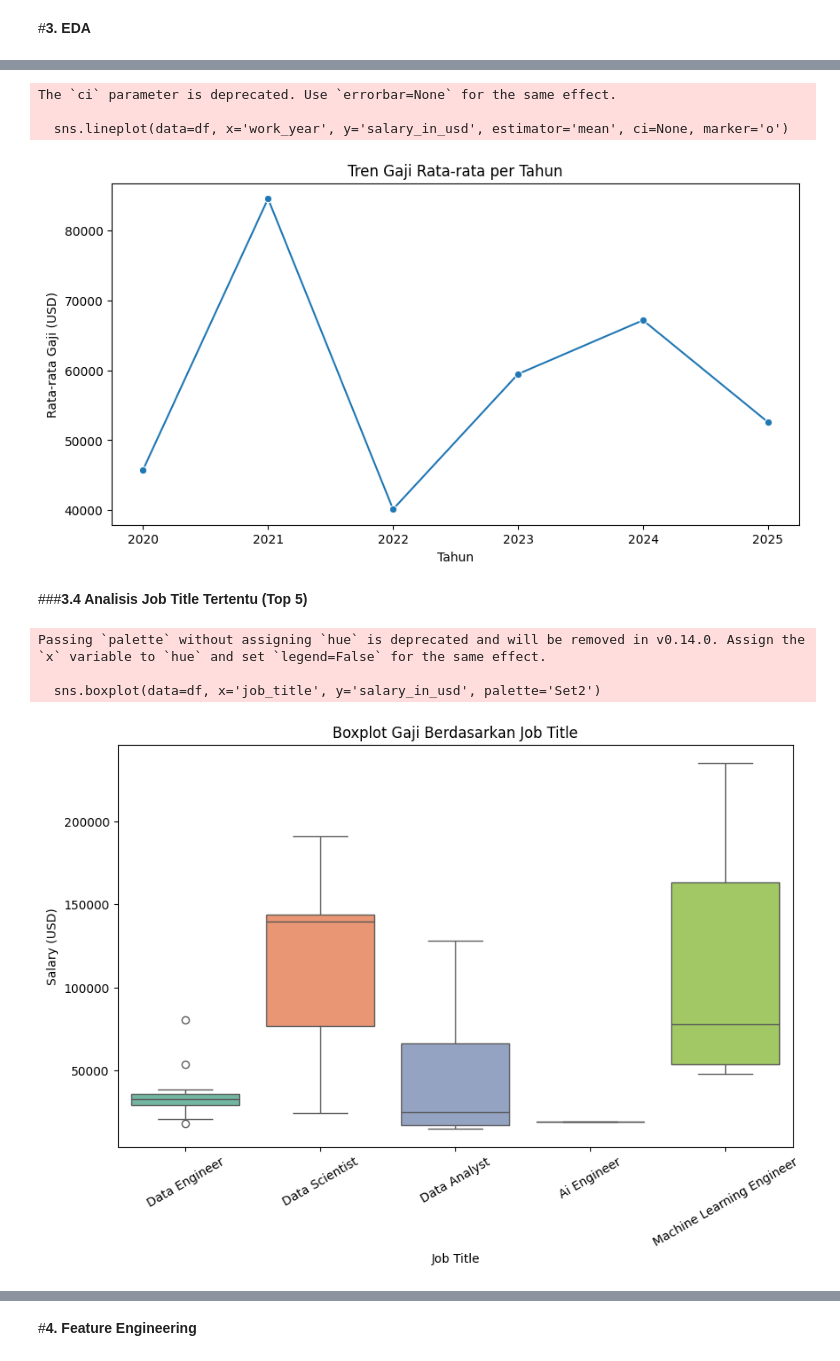
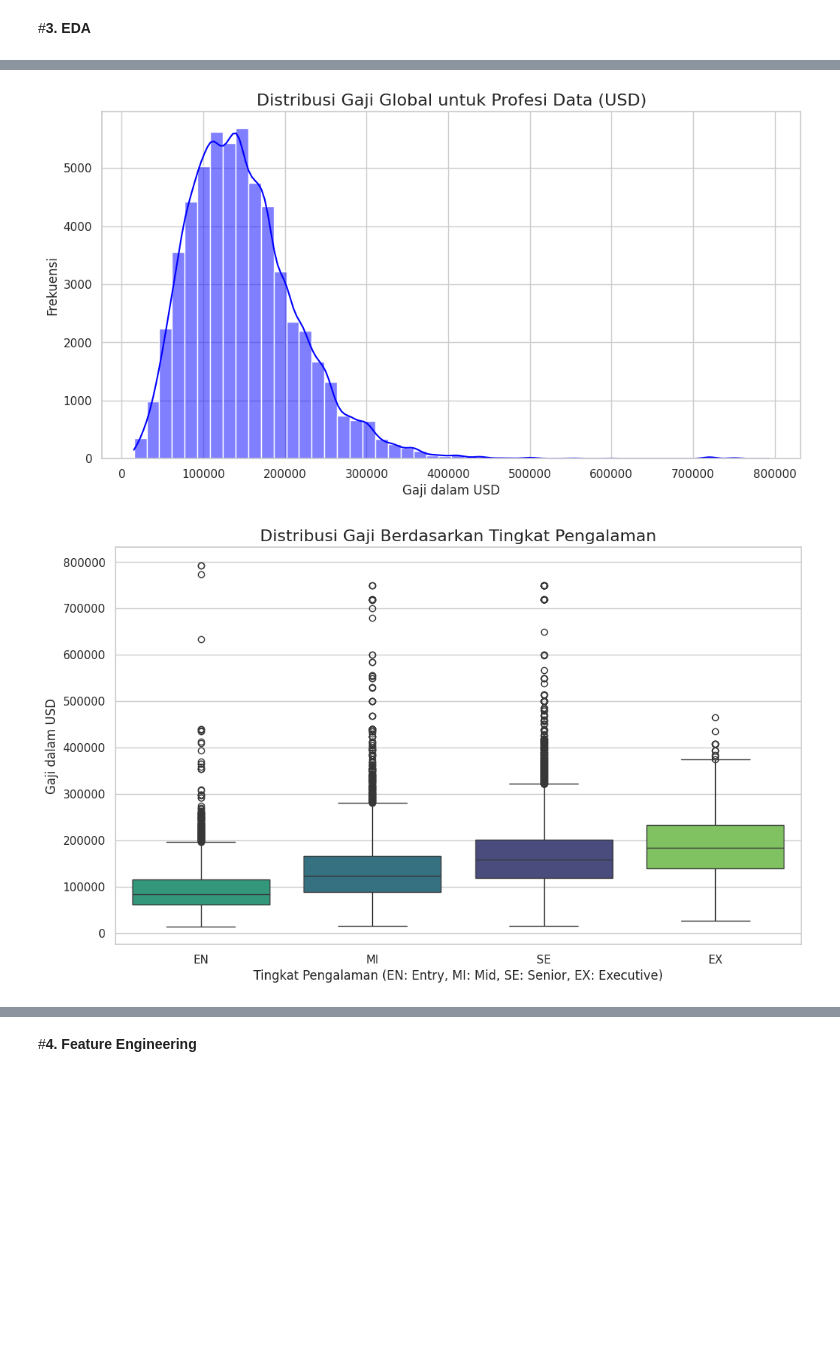
Before and after one commit to fathanzys/Data, a Jupyter notebook: uas_DataMining.ipynb, the cells around one changed output, grey strips where cells are left out. Cells and saved outputs as stored; diff of their text form; code cells hidden in the pictures; blank space fills up the shorter version.

```diff
--- a/uas_DataMining.ipynb
+++ b/uas_DataMining.ipynb
@@ -56,4 +65,0 @@ employment_types = ['FT', 'CT', 'PT', 'FL']
-# %%
-df = df[df['job_title'].isin(filtered_jobs)]
-df = df[df['employee_residence'].isin(asean_countries)]
-df = df[df['employment_type'].isin(employment_types)]
@@ -116,27 +144,43 @@ Passing `palette` without assigning `hue` is deprecated and will be removed in v
-# %%
-plt.figure(figsize=(10, 5))
-sns.lineplot(data=df, x='work_year', y='salary_in_usd', estimator='mean', ci=None, marker='o')
-plt.title("Tren Gaji Rata-rata per Tahun")
-plt.xlabel("Tahun")
-plt.ylabel("Rata-rata Gaji (USD)")
-plt.show()
-# %% [output]
-The `ci` parameter is deprecated. Use `errorbar=None` for the same effect.
-
-  sns.lineplot(data=df, x='work_year', y='salary_in_usd', estimator='mean', ci=None, marker='o')
-[figure, removed]
-# %% [markdown]
-###**3.4 Analisis Job Title Tertentu (Top 5)**
-# %%
-plt.figure(figsize=(10, 6))
-sns.boxplot(data=df, x='job_title', y='salary_in_usd', palette='Set2')
-plt.title("Boxplot Gaji Berdasarkan Job Title")
-plt.xlabel("Job Title")
-plt.ylabel("Salary (USD)")
-plt.xticks(rotation=30)
-plt.show()
-# %% [output]
-Passing `palette` without assigning `hue` is deprecated and will be removed in v0.14.0. Assign the `x` variable to `hue` and set `legend=False` for the same effect.
-
-  sns.boxplot(data=df, x='job_title', y='salary_in_usd', palette='Set2')
-[figure, removed]
+# %%
+# Set gaya visualisasi untuk semua plot
+sns.set(style="whitegrid")
+
+# 1. Distribusi Gaji Keseluruhan (dalam USD)
+plt.figure(figsize=(12, 6))
+sns.histplot(df['salary_in_usd'], kde=True, bins=50, color='blue')
+plt.title('Distribusi Gaji Global untuk Profesi Data (USD)', fontsize=16)
+plt.xlabel('Gaji dalam USD', fontsize=12)
+plt.ylabel('Frekuensi', fontsize=12)
+plt.show()
+
+# 2. Boxplot Gaji Berdasarkan Tingkat Pengalaman
+plt.figure(figsize=(12, 7))
+sns.boxplot(x='experience_level', y='salary_in_usd', data=df,
+            order=['EN', 'MI', 'SE', 'EX'], palette='viridis',
+            hue='experience_level', legend=False)
+plt.title('Distribusi Gaji Berdasarkan Tingkat Pengalaman', fontsize=16)
+plt.xlabel('Tingkat Pengalaman (EN: Entry, MI: Mid, SE: Senior, EX: Executive)', fontsize=12)
+plt.ylabel('Gaji dalam USD', fontsize=12)
+plt.show()
+
+# 3. Boxplot Gaji Berdasarkan Ukuran Perusahaan
+plt.figure(figsize=(12, 7))
+sns.boxplot(x='company_size', y='salary_in_usd', data=df,
+            order=['S', 'M', 'L'], palette='magma',
+            hue='company_size', legend=False)
+plt.title('Distribusi Gaji Berdasarkan Ukuran Perusahaan', fontsize=16)
+plt.xlabel('Ukuran Perusahaan (S: Small, M: Medium, L: Large)', fontsize=12)
+plt.ylabel('Gaji dalam USD', fontsize=12)
+plt.show()
+
+# 4. Tren Rata-rata Gaji dari Tahun ke Tahun
+plt.figure(figsize=(12, 6))
+sns.lineplot(data=df, x='work_year', y='salary_in_usd', estimator='mean', marker='o', errorbar=None, color='green')
+plt.title('Tren Rata-rata Gaji Global per Tahun', fontsize=16)
+plt.xlabel('Tahun', fontsize=12)
+plt.ylabel('Rata-rata Gaji (USD)', fontsize=12)
+plt.grid(True)
+plt.show()
+# %% [output]
+[figure, added]
+[figure, added]
```
Also changed, not shown: parts of 52 cells of this notebook.
